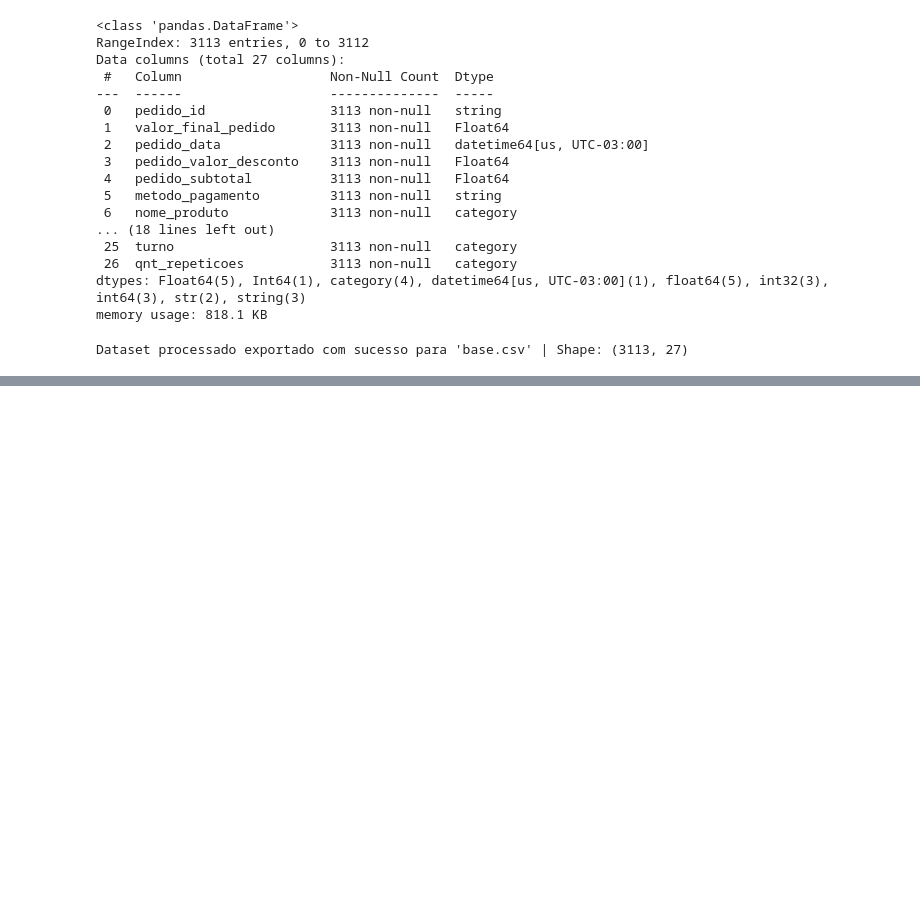
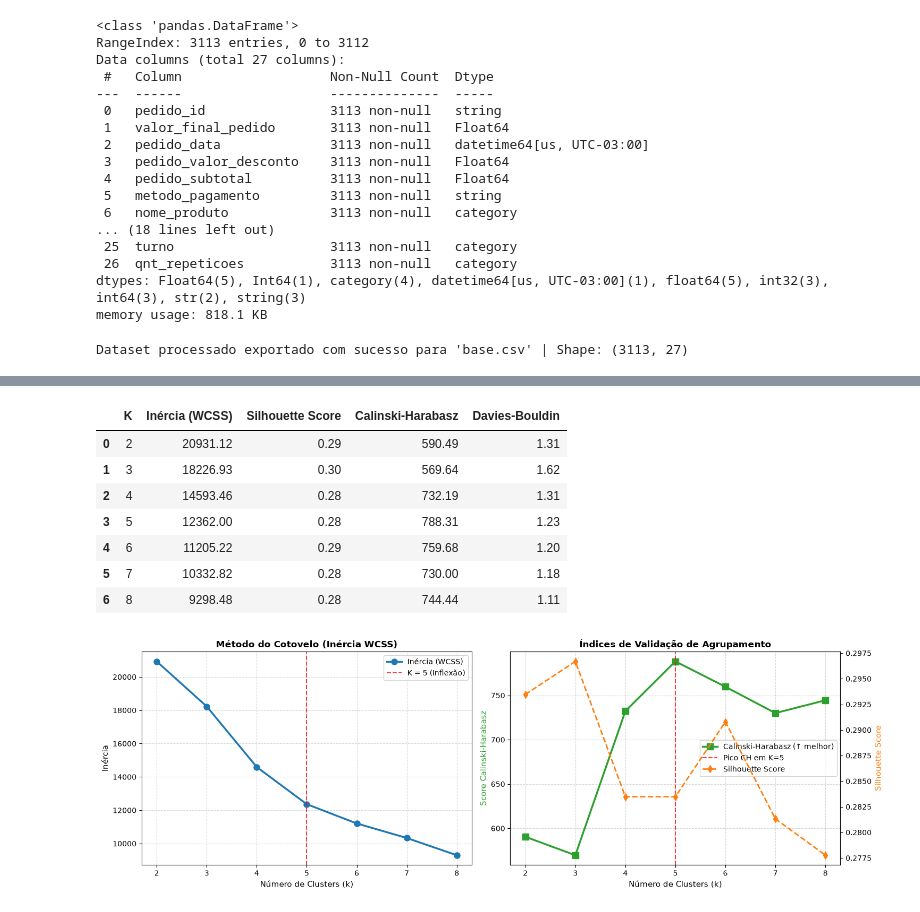
Before and after one commit to SIS-AMF/2026-2_trablho-g1-cd-ai2, a Jupyter notebook: eda_v2.ipynb, the cells around one changed output, grey strips where cells are left out. Drawn from its saved outputs; the diff is of its cells as text; code cells hidden in the pictures; blank space fills up the shorter version.

```diff
--- a/eda_v2.ipynb
+++ b/eda_v2.ipynb
@@ -809,0 +938,63 @@ plt.show()
+# %%
+# 8.2 Varredura de K e Diagnóstico de Hiperparâmetros
+k_range = range(2, 9)
+inertias, silhouettes, ch_scores, db_scores = [], [], [], []
+
+for k in k_range:
+    km_test = KMeans(n_clusters=k, random_state=RANDOM_STATE, n_init=10)
+    labels_test = km_test.fit_predict(X_scaled)
+    inertias.append(km_test.inertia_)
+    silhouettes.append(silhouette_score(X_scaled, labels_test))
+    ch_scores.append(calinski_harabasz_score(X_scaled, labels_test))
+    db_scores.append(davies_bouldin_score(X_scaled, labels_test))
+
+# Tabela resumo de métricas para auditoria
+df_metricas_k = pd.DataFrame({
+    'K': list(k_range),
+    'Inércia (WCSS)': inertias,
+    'Silhouette Score': silhouettes,
+    'Calinski-Harabasz': ch_scores,
+    'Davies-Bouldin': db_scores
+})
+display(df_metricas_k.round(3))
+
+# Visualização comparativa lado a lado
+fig, (ax1, ax2) = plt.subplots(1, 2, figsize=(15, 5))
+
+# Painel Esquerdo: Curva do Cotovelo
+ax1.plot(k_range, inertias, 'o-', color='#1f77b4', linewidth=2.5, markersize=8, label='Inércia (WCSS)')
+ax1.axvline(x=5, color='red', linestyle='--', alpha=0.75, label='K = 5 (Inflexão)')
+ax1.set_title('Método do Cotovelo (Inércia WCSS)', fontsize=12, fontweight='bold')
+ax1.set_xlabel('Número de Clusters (k)', fontsize=11)
+ax1.set_ylabel('Inércia', fontsize=11)
+ax1.grid(True, linestyle='--', alpha=0.5)
+ax1.legend(fontsize=10)
+
+# Painel Direito: Calinski-Harabasz e Silhueta
+ax2.plot(k_range, ch_scores, 's-', color='#2ca02c', linewidth=2.5, markersize=8, label='Calinski-Harabasz (↑ melhor)')
+ax2_twin = ax2.twinx()
+ax2_twin.plot(k_range, silhouettes, 'd--', color='#ff7f0e', linewidth=2, markersize=7, label='Silhouette Score')
+ax2.axvline(x=5, color='red', linestyle='--', alpha=0.75, label='Pico CH em K=5')
+ax2.set_title('Índices de Validação de Agrupamento', fontsize=12, fontweight='bold')
+ax2.set_xlabel('Número de Clusters (k)', fontsize=11)
+ax2.set_ylabel('Score Calinski-Harabasz', color='#2ca02c', fontsize=11)
+ax2_twin.set_ylabel('Silhouette Score', color='#ff7f0e', fontsize=11)
+ax2.grid(True, linestyle='--', alpha=0.5)
+
+lines1, labels1 = ax2.get_legend_handles_labels()
+lines2, labels2 = ax2_twin.get_legend_handles_labels()
+ax2.legend(lines1 + lines2, labels1 + labels2, loc='center right', fontsize=10)
+
+plt.tight_layout()
+plt.savefig(f'{FIG_DIR}/01_otimizacao_k_cotovelo_silhueta.png', dpi=300)
+plt.show()
+# %% [output]
+|  | K | Inércia (WCSS) | Silhouette Score | Calinski-Harabasz | Davies-Bouldin |
+| 0 | 2 | 20931.12 | 0.29 | 590.49 | 1.31 |
+| 1 | 3 | 18226.93 | 0.30 | 569.64 | 1.62 |
+| 2 | 4 | 14593.46 | 0.28 | 732.19 | 1.31 |
+| 3 | 5 | 12362.00 | 0.28 | 788.31 | 1.23 |
+| 4 | 6 | 11205.22 | 0.29 | 759.68 | 1.20 |
+| 5 | 7 | 10332.82 | 0.28 | 730.00 | 1.18 |
+| 6 | 8 | 9298.48 | 0.28 | 744.44 | 1.11 |
+[figure, added]
```
Also changed, not shown: parts of 16 cells of this notebook, 7 other files.
